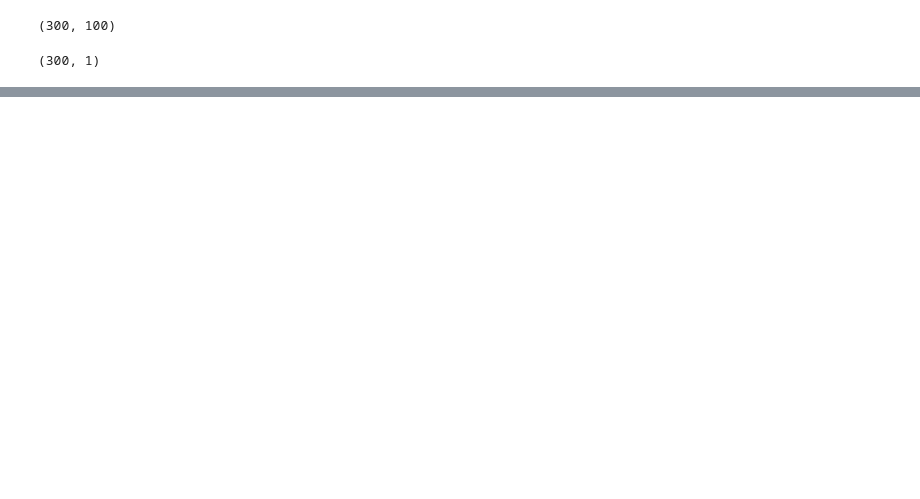
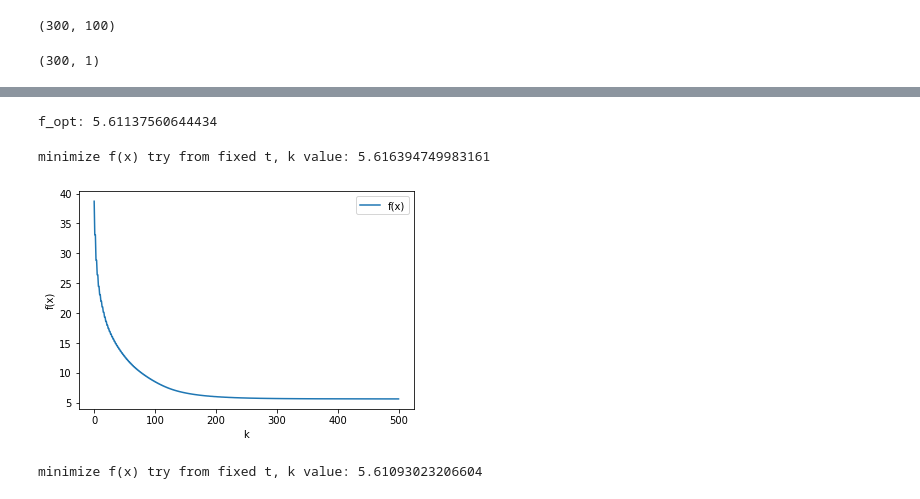
Before and after one commit to k-sukhantharat/bads7603-Optimization, a Jupyter notebook: hw2_unconstrained/hw2_v1.ipynb, the cells around one changed output, grey strips where cells are left out. Cells and saved outputs as stored; diff of their text form; code cells hidden in the pictures; blank space fills up the shorter version.

```diff
--- a/hw2_unconstrained/hw2_v1.ipynb
+++ b/hw2_unconstrained/hw2_v1.ipynb
@@ -26,7 +27,7 @@ B.shape
 (300, 1)
 # %%
 def f(x):
-    return math.log(np.sum(np.exp((A @ x) + B)))
+    return np.log(np.sum(np.exp((A @ x) + B)))
 # %%
 def f_diff1(x):
     results = np.empty_like(x)
@@ -41,11 +40,11 @@ def f_diff1(x):
 # %%
 def steepest_descent(x0,t=0.1,k=200):
-    x_hist = []
+    x_hist = [x0]
     for i in range(k):
         if i == 0:
-            x_pred = x0
+            x_prev = x0
         else:
-            x_pred = x_hist[i-1]
-        x_pred_delta = -1 * f_diff1(x_pred)
-        x_hist.append(x_pred + (t * x_pred_delta))
-    return x_hist
+            x_prev = x_hist[i-1]
+        x_prev_delta = -1 * f_diff1(x_prev)
+        x_hist.append(x_prev + (t * x_prev_delta))
+    return [f(x) for x in x_hist]
@@ -64,0 +94,44 @@ print(len(f_hist))
+# %%
+# intital
+t = 0.1
+max_interations = 500
+# x is in R^n
+n = 100
+x0 = np.zeros((n,1))
+x0 = np.random.rand(n,1)*2
+# x0 = np.array([1]*n).reshape(n,1)
+# %%
+result = optimize.minimize(f, x0, method=custmin, options=dict(stepsize=0.01))
+f_opt = None
+x_opt = None
+if result.success:
+    f_opt = result.fun
+    x_opt = result.x
+    print('f_opt:',f_opt)
+else:
+    raise ValueError(result.message)
+# %% [output]
+f_opt: 5.61137560644434
+# %%
+f_hist_SD = steepest_descent(x0,t,max_interations)
+print('minimize f(x) try from fixed t, k value:',min(f_hist_SD))
+if min(f_hist_SD) < f_opt:
+    f_opt = min(f_hist_SD)
+# %% [output]
+minimize f(x) try from fixed t, k value: 5.616394749983161
+# %%
+import matplotlib.pyplot as plt
+plt.plot([x for x in range(len(f_hist_SD))], f_hist_SD, label='f(x)')
+plt.xlabel("k")
+plt.ylabel("f(x)")
+plt.legend(loc='upper right')
+plt.show()
+# %% [output]
+[figure, added]
+# %%
+f_hist_FISTA = fista(x0,t,max_interations)
+print('minimize f(x) try from fixed t, k value:',min(f_hist_FISTA))
+if min(f_hist_FISTA) < f_opt:
+    f_opt = min(f_hist_FISTA)
+# %% [output]
+minimize f(x) try from fixed t, k value: 5.61093023206604
```
Also changed, not shown: parts of 9 cells of this notebook.
